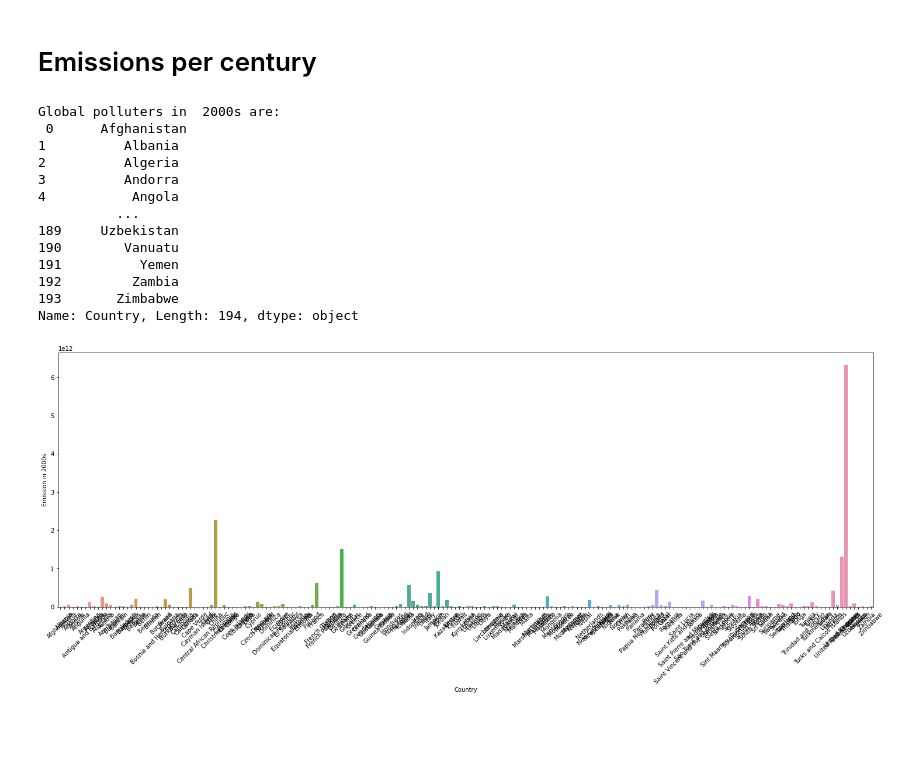
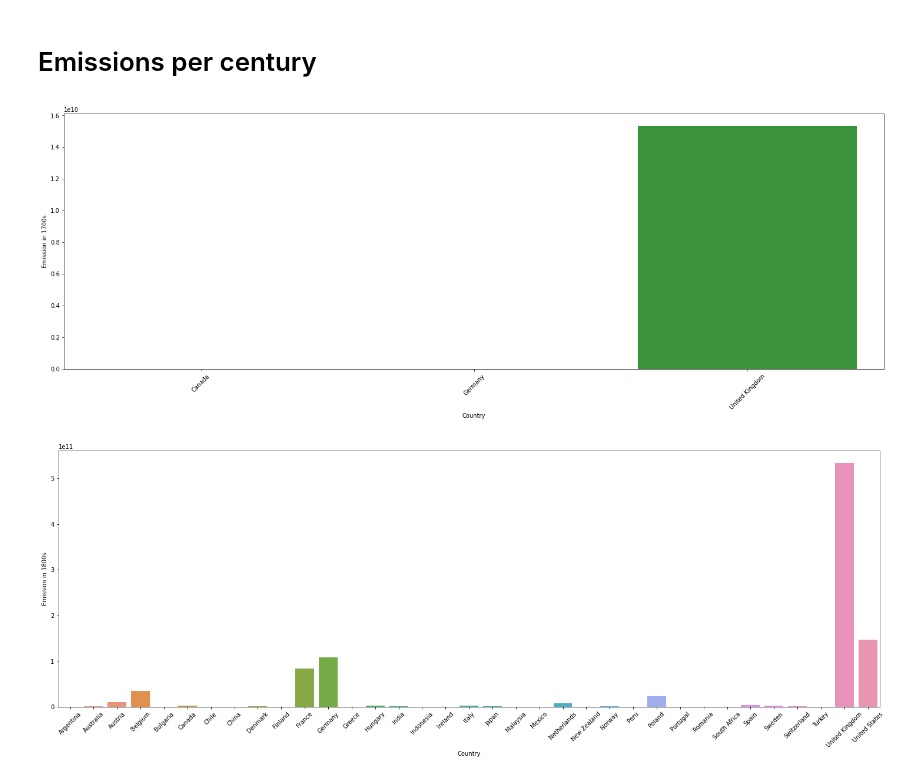
Before and after one commit to GeoffreyKimani/EmissionStatistics, a Jupyter notebook: data_spell.ipynb, the cells around one changed output. Saved outputs shown, nothing was run; the diff lists cells and outputs as text; code cells hidden in the pictures; blank space fills up the shorter version.

```diff
--- a/data_spell.ipynb
+++ b/data_spell.ipynb
@@ -59,10 +227,20 @@ merged_df.head(5)
 # %%
 print('Initial shape: ', merged_df.shape)
 
+# What if I wanted to add data to the dataframe?
+# In this case, I want to return the global statistics
+# But also have a way to remove it so that it doesn't corrupt my analysis
+
+# Start by slicing off the data of interest
 world = emm_df.loc[emm_df['Country'] == 'World']
-world = world[world['Country'] == 'World']  # create a copy
+
+# create a copy of the data inorder to update it
+world = world[world['Country'] == 'World']
 world['Code'] = 'Wrld'
-merged_df = merged_df.append(world)
+
+# Append the data to the dataframe
+# merged_df = merged_df.append(world)
+merged_df = pd.concat(merged_df, world)
 
 print('Final shape: ', merged_df.shape)
 # %% [output]
@@ -245,19 +440,10 @@ def century_statistics(century, threshold):
     ax.set(ylabel='Emission in ' + century_name)
     plt.show()
 # %%
-century_statistics('2000', 0)
+century_statistics('1700', 0)
 # %% [output]
-Global polluters in  2000s are:
- 0      Afghanistan
-1          Albania
-2          Algeria
-3          Andorra
-4           Angola
-          ...
-189     Uzbekistan
-190        Vanuatu
-191          Yemen
-192         Zambia
-193       Zimbabwe
-Name: Country, Length: 194, dtype: object
-[figure, old version]
+[figure, new version]
+# %%
+century_statistics('1800', 0)
+# %% [output]
+[figure, added]
```
Also changed, not shown: parts of 37 cells of this notebook, 3 other files.
